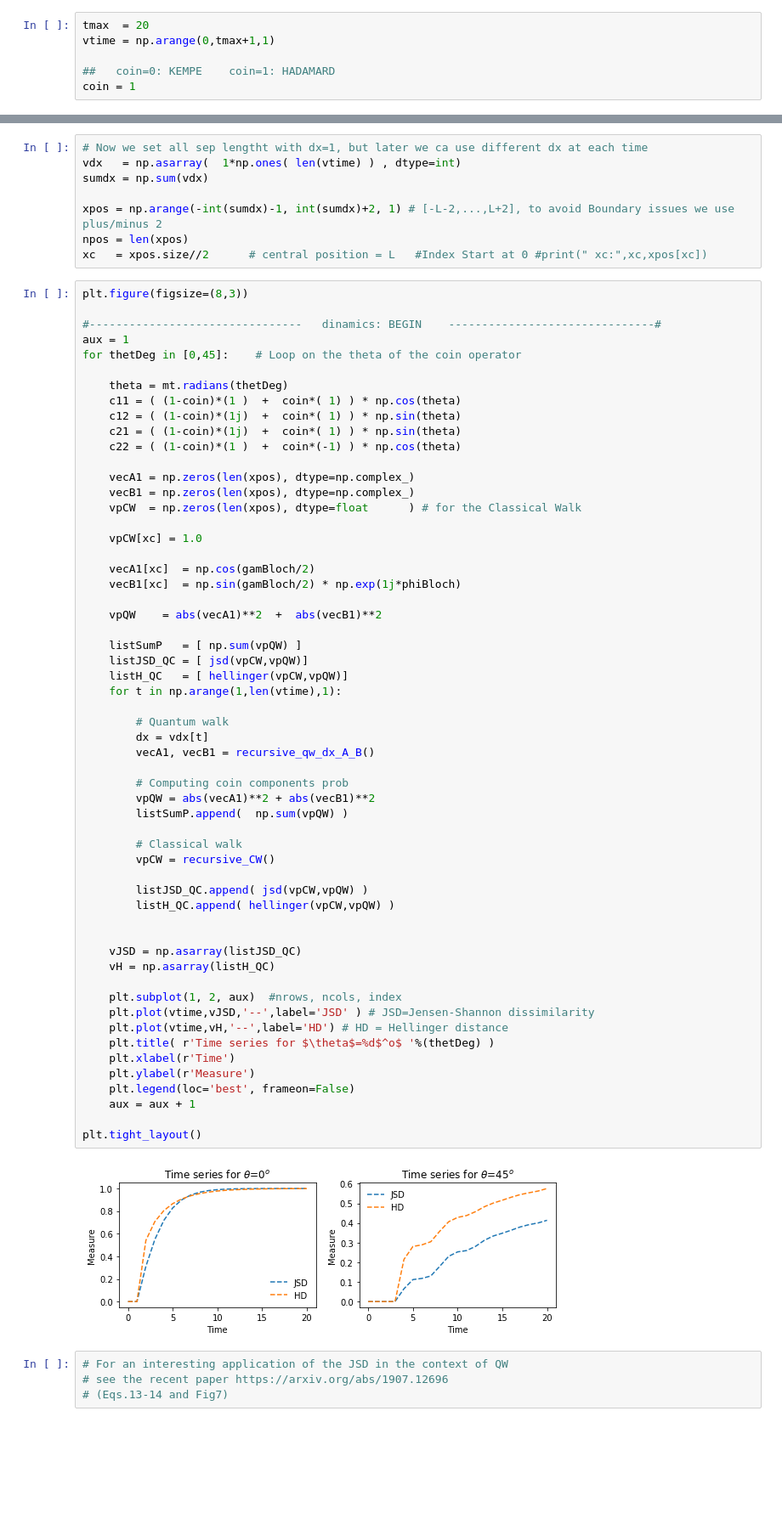
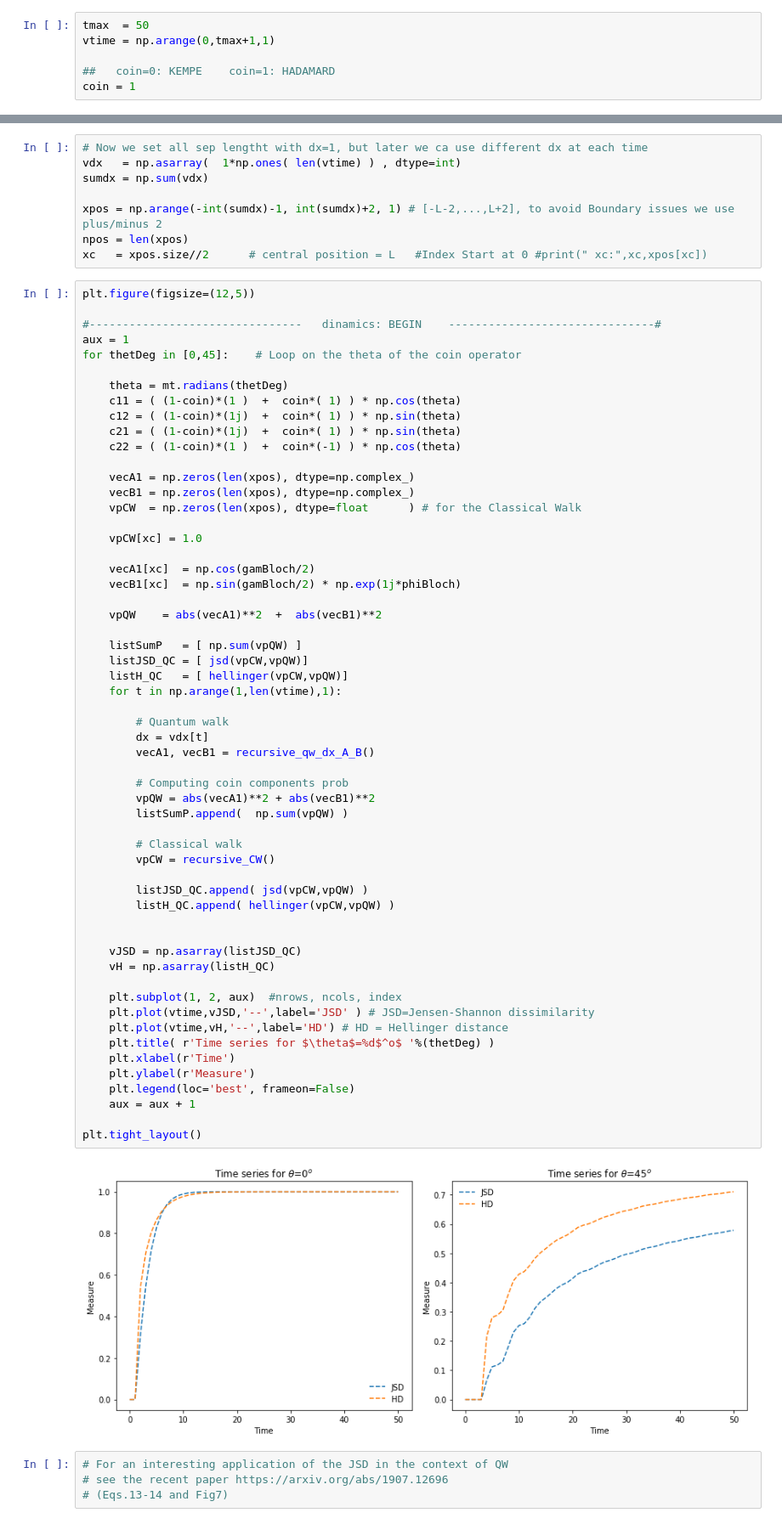
Before and after one commit to PiresMA/quantum-walk-1D, a Jupyter notebook: qw_02_jensen_shannon_dissimilarity.ipynb, the cells around one changed output, grey strips where cells are left out. Shown at 85% size. Drawn from its saved outputs; the diff is of its cells as text; blank space fills up the shorter version.

```diff
--- a/qw_02_jensen_shannon_dissimilarity.ipynb
+++ b/qw_02_jensen_shannon_dissimilarity.ipynb
@@ -7,7 +7,7 @@ from scipy.special import entr, xlogy  # Elementwise function for computing entr
 from matplotlib import pylab as plt
 %matplotlib inline
 # %%
-tmax  = 20
+tmax  = 50
 vtime = np.arange(0,tmax+1,1)
 
 ##   coin=0: KEMPE    coin=1: HADAMARD
@@ -79,7 +79,7 @@ xpos = np.arange(-int(sumdx)-1, int(sumdx)+2, 1) # [-L-2,...,L+2], to avoid Boun
 npos = len(xpos)
 xc   = xpos.size//2      # central position = L   #Index Start at 0 #print(" xc:",xc,xpos[xc])
 # %%
-plt.figure(figsize=(8,3))
+plt.figure(figsize=(12,5))
 
 #--------------------------------   dinamics: BEGIN    -------------------------------#
 aux = 1
@@ -109,34 +109,34 @@ for thetDeg in [0,45]:    # Loop on the theta of the coin operator
 
         # Quantum walk
         dx = vdx[t]
         vecA1, vecB1 = recursive_qw_dx_A_B()
 
         # Computing coin components prob
         vpQW = abs(vecA1)**2 + abs(vecB1)**2
         listSumP.append(  np.sum(vpQW) )
 
         # Classical walk
         vpCW = recursive_CW()
 
         listJSD_QC.append( jsd(vpCW,vpQW) )
         listH_QC.append( hellinger(vpCW,vpQW) )
 
 
     vJSD = np.asarray(listJSD_QC)
     vH = np.asarray(listH_QC)
 
     plt.subplot(1, 2, aux)  #nrows, ncols, index
     plt.plot(vtime,vJSD,'--',label='JSD' ) # JSD=Jensen-Shannon dissimilarity
     plt.plot(vtime,vH,'--',label='HD') # HD = Hellinger distance
     plt.title( r'Time series for $\theta$=%d$^o$ '%(thetDeg) )
     plt.xlabel(r'Time')
     plt.ylabel(r'Measure')
     plt.legend(loc='best', frameon=False)
     aux = aux + 1
 
 plt.tight_layout()
 # %% [output]
-[figure, old version]
+[figure, new version]
 # %%
 # For an interesting application of the JSD in the context of QW
 # see the recent paper https://arxiv.org/abs/1907.12696
```
Also changed, not shown: 1 other file.
